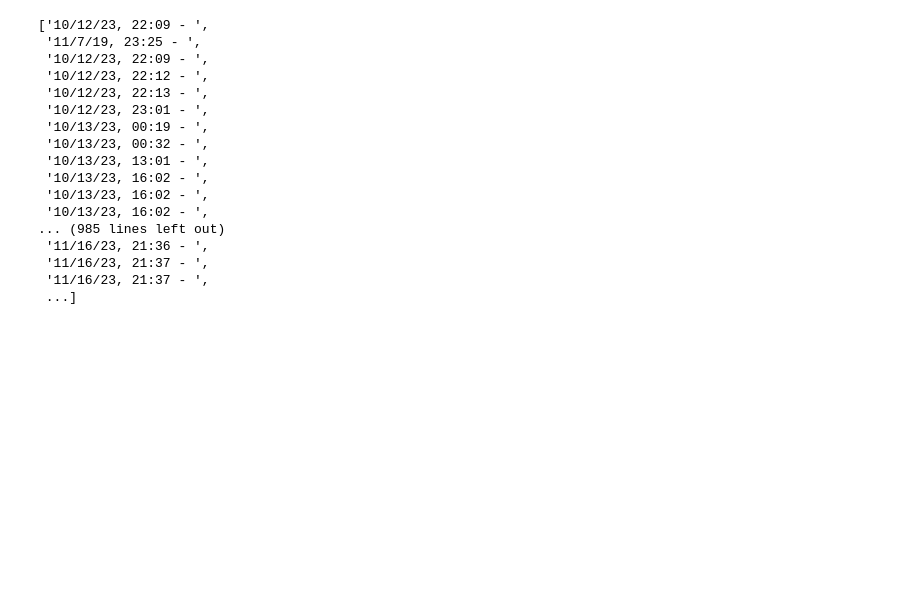
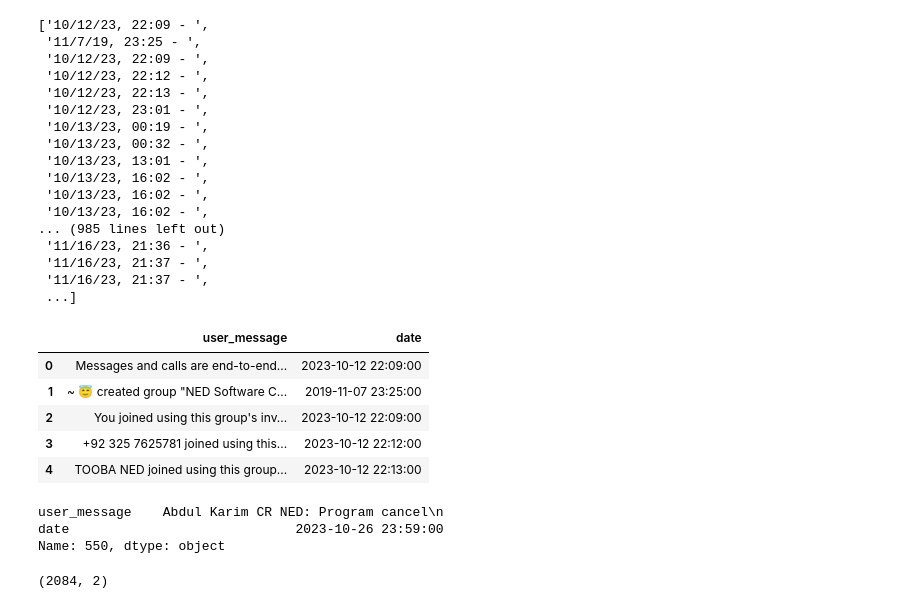
Before and after one commit to M-Awwab-Khan/whatsapp-chat-analyzer, a Jupyter notebook: whatsapp_chat_analysis.ipynb, the cells around one changed output. Cells and saved outputs as stored; diff of their text form; code cells hidden in the pictures; blank space fills up the shorter version.

Commit message:
dataframe of messages and dates

```diff
--- a/whatsapp_chat_analysis.ipynb
+++ b/whatsapp_chat_analysis.ipynb
@@ -71,3 +71,24 @@ dates
  '11/16/23, 21:37 - ',
  '11/16/23, 21:37 - ',
  ...]
+# %%
+df = pd.DataFrame({'user_message': messages, 'date': dates})
+df['date'] = pd.to_datetime(df['date'], format='%m/%d/%y, %H:%M - ')
+df.head()
+# %% [output]
+|  | user_message | date |
+| 0 | Messages and calls are end-to-end... | 2023-10-12 22:09:00 |
+| 1 | ~ 😇 created group "NED Software C... | 2019-11-07 23:25:00 |
+| 2 | You joined using this group's inv... | 2023-10-12 22:09:00 |
+| 3 | +92 325 7625781 joined using this... | 2023-10-12 22:12:00 |
+| 4 | TOOBA NED joined using this group... | 2023-10-12 22:13:00 |
+# %%
+df.iloc[550]
+# %% [output]
+user_message    Abdul Karim CR NED: Program cancel\n
+date                             2023-10-26 23:59:00
+Name: 550, dtype: object
+# %%
+df.shape
+# %% [output]
+(2084, 2)
```
